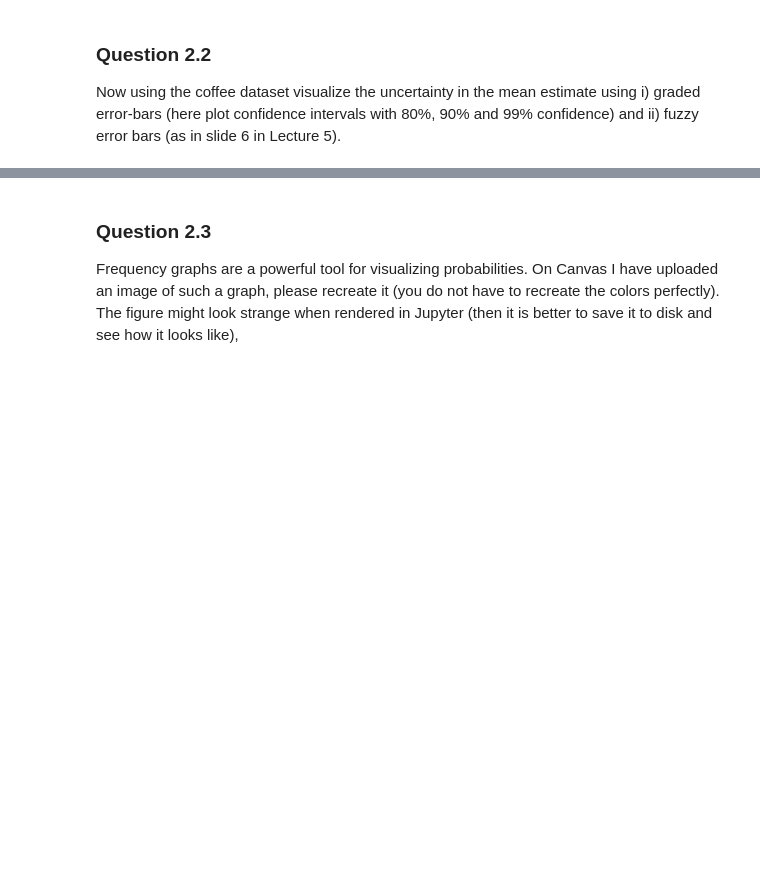
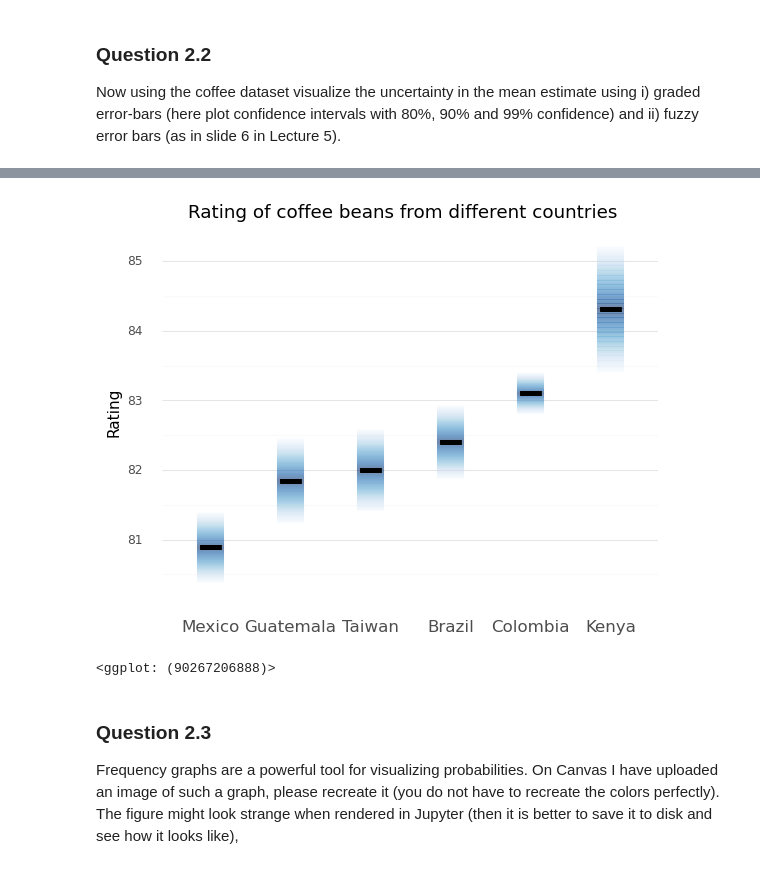
Before and after one commit to AxelEiman/SciVis, a Jupyter notebook: HW3/Homework3.ipynb, the cells around one changed output, grey strips where cells are left out. Saved outputs shown, nothing was run; the diff lists cells and outputs as text; code cells hidden in the pictures; blank space fills up the shorter version.

```diff
--- a/HW3/Homework3.ipynb
+++ b/HW3/Homework3.ipynb
@@ -193,3 +225,34 @@ Now using the coffee dataset visualize the uncertainty in the mean estimate usin
+# %%
+# Insert code here for visual 2
+# Remember to print the visual
+
+
+data_fuzzy_tmp = stats.query("CI_percent == '99%'")
+
+line_color = np.concatenate([np.linspace(0, 50, 50), np.linspace(50, 0, 50)])
+data_fuzzy = pd.DataFrame()
+
+for i in range(data_fuzzy_tmp.shape[0]):
+    val_min, val_max = data_fuzzy_tmp["CI_low"].values[i], data_fuzzy_tmp["CI_high"].values[i]
+    df_tmp = pd.DataFrame({"val_line" : np.linspace(val_min, val_max, 100),
+                        "color_line" : line_color})
+    df_tmp["Country"] = data_fuzzy_tmp["Country"].values[i]
+    data_fuzzy = pd.concat([data_fuzzy, df_tmp])
+
+p = (ggplot(data_fuzzy, aes("Country", "val_line"))
+    + geom_line(aes(color="color_line"), size=11.0, alpha=0.7)
+    + geom_crossbar(data=stats, mapping=aes(y = "Mean", ymin = "Mean", ymax = "Mean"), width=0.26, size=1.0)
+    + scale_color_cmap("Blues")
+    + scale_x_discrete(limits=stats['Country'].unique())
+    + labs(x = "", y = "Rating", title = "Rating of coffee beans from different countries")
+    + theme_minimal()
+    + theme(legend_position="none")
+    + theme(panel_grid_major_x=element_blank(),
+          axis_text_x = element_text(size=12)))
+p
+# %% [output]
+[figure, added]
+<ggplot: (90267206888)>
 # %% [markdown]
 ### Question 2.3
 
```
Also changed, not shown: parts of 10 cells of this notebook.
